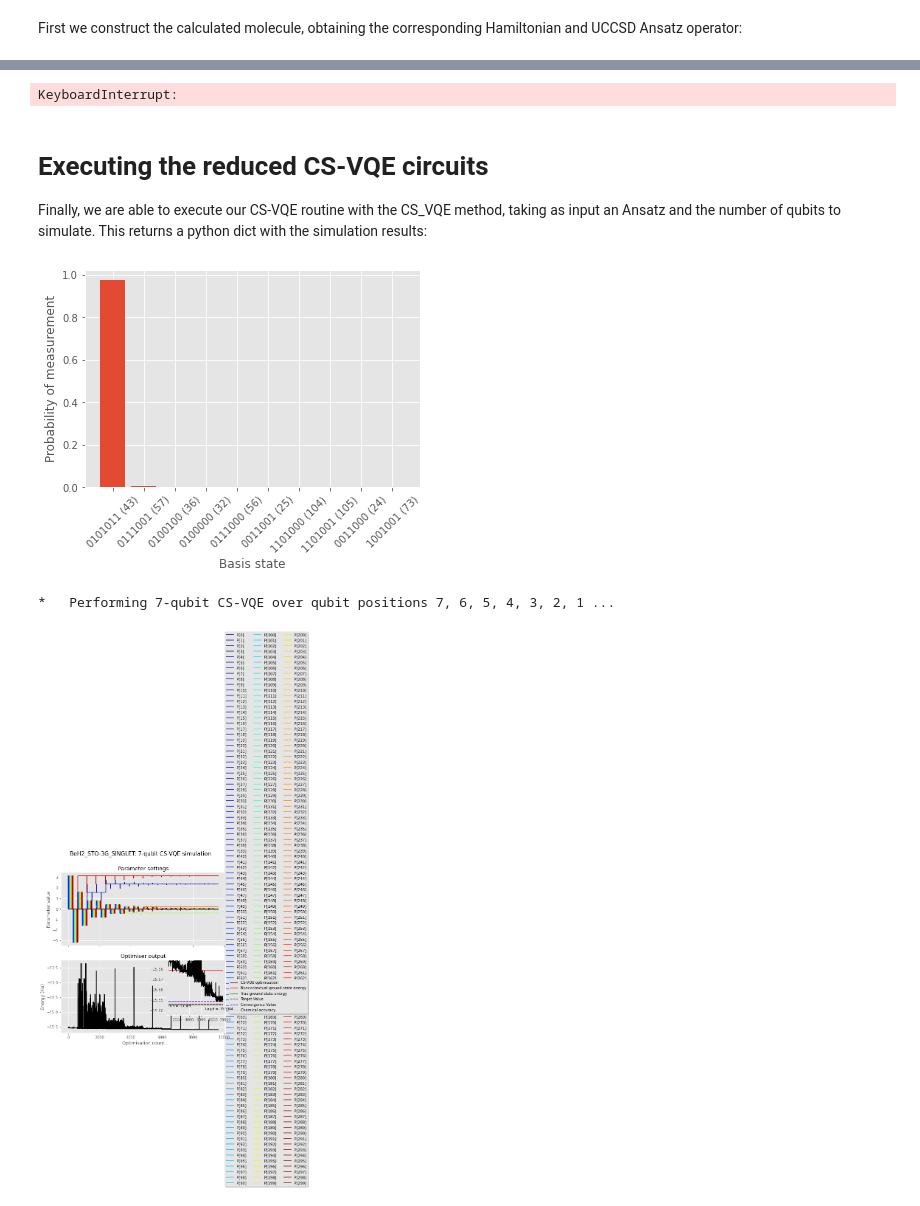
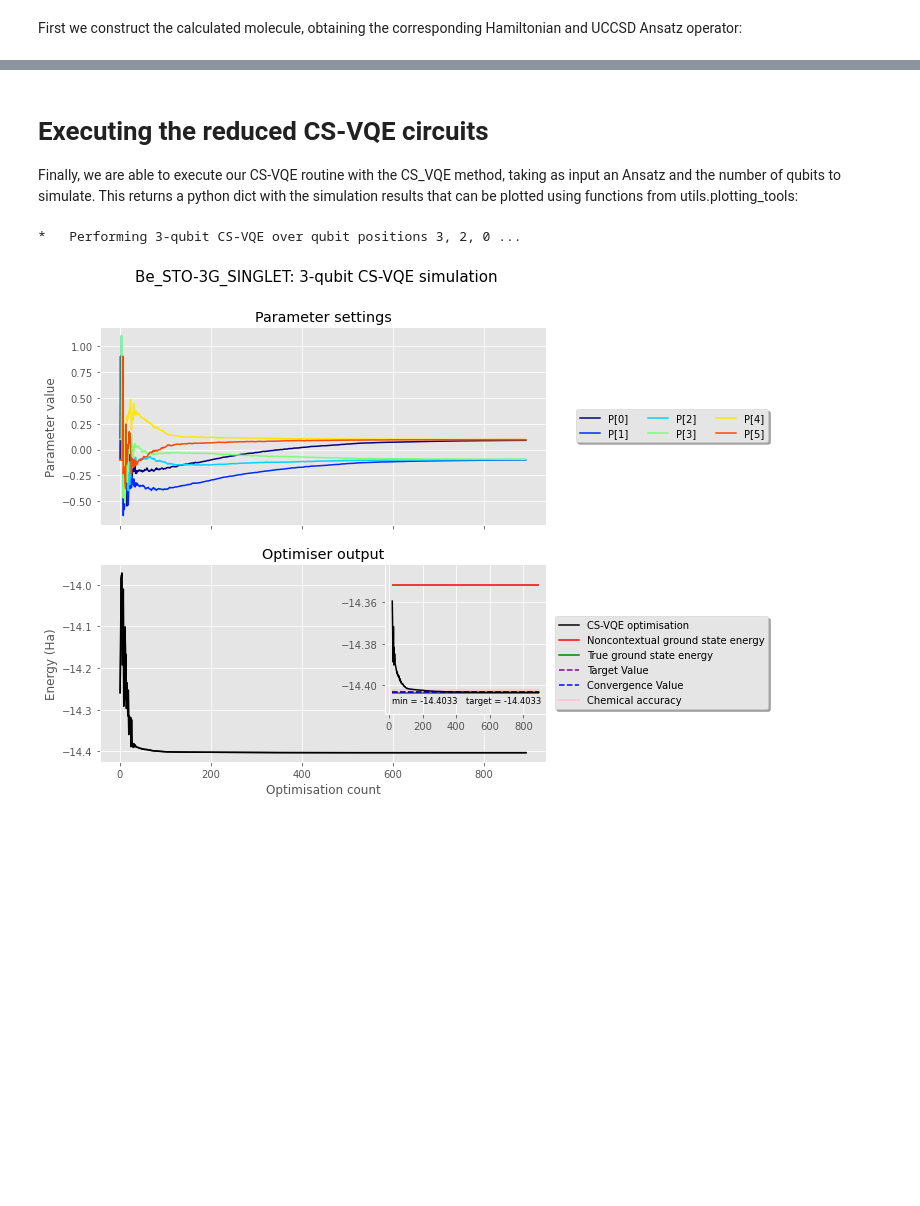
Before and after one commit to wmkirby1/CS-VQE, a Jupyter notebook: usage.ipynb, the cells around one changed output, grey strips where cells are left out. Drawn from its saved outputs; the diff is of its cells as text; code cells hidden in the pictures; blank space fills up the shorter version.

```diff
--- a/usage.ipynb
+++ b/usage.ipynb
@@ -24,7 +17,7 @@ speciesname = "Be_STO-3G_SINGLET"
 molecule    = get_molecule(speciesname, taper=True)
 num_qubits  = molecule['num_qubits']
 ham         = molecule['hamiltonian']
-uccsd       = molecule['uccsdansatz']
+uccsd       = molecule['ansatze']['uccsd']
 hf_config   = molecule['hf_config']
 
 print('Num qubits:',   num_qubits, '\n')
@@ -184,4 +114,0 @@ All of these blocks are compiled in the build_circuit method - let's see this in
-# %%
-mol_circ.build_circuit(anz, num_sim_q).draw(output='mpl')
-# %% [output]
-KeyboardInterrupt:
@@ -190,17 +115,14 @@ KeyboardInterrupt:
 # %% [markdown]
 # Executing the reduced CS-VQE circuits
 
-Finally, we are able to execute our CS-VQE routine with the CS_VQE method, taking as input an Ansatz and the number of qubits to simulate. This returns a python dict with the simulation results:
+Finally, we are able to execute our CS-VQE routine with the CS_VQE method, taking as input an Ansatz and the number of qubits to simulate. This returns a python dict with the simulation results that can be plotted using functions from utils.plotting_tools:
 # %%
-cs_vqe_results = mol_circ.CS_VQE(anz_terms=anz,
+cs_vqe_results = mol_circ.CS_VQE(anz_terms=uccsd,
                                  num_sim_q=num_sim_q,
-                                 optimizer=IMFIL(maxiter=10000),
-                                 param_bound=np.pi,
-                                 noise=False)
+                                 optimizer=COBYLA(maxiter=1000))
 
 title = '%s: %i-qubit CS-VQE simulation' % (speciesname, num_sim_q)
 fig = plot.plot_parameter_settings(cs_vqe_results, title=title)
 # %% [output]
+*   Performing 3-qubit CS-VQE over qubit positions 3, 2, 0 ...
-[figure, old version]
+[figure, new version]
-*   Performing 7-qubit CS-VQE over qubit positions 7, 6, 5, 4, 3, 2, 1 ...
-[figure, removed]
```
Also changed, not shown: parts of 24 cells of this notebook, 7 other files.
